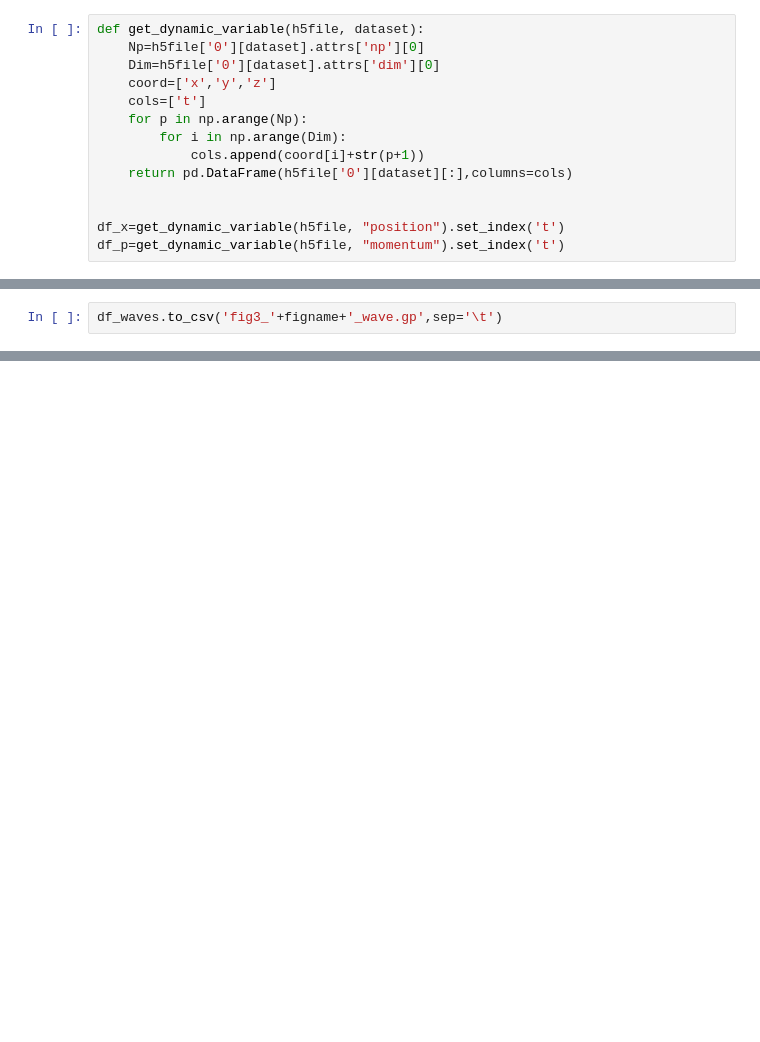
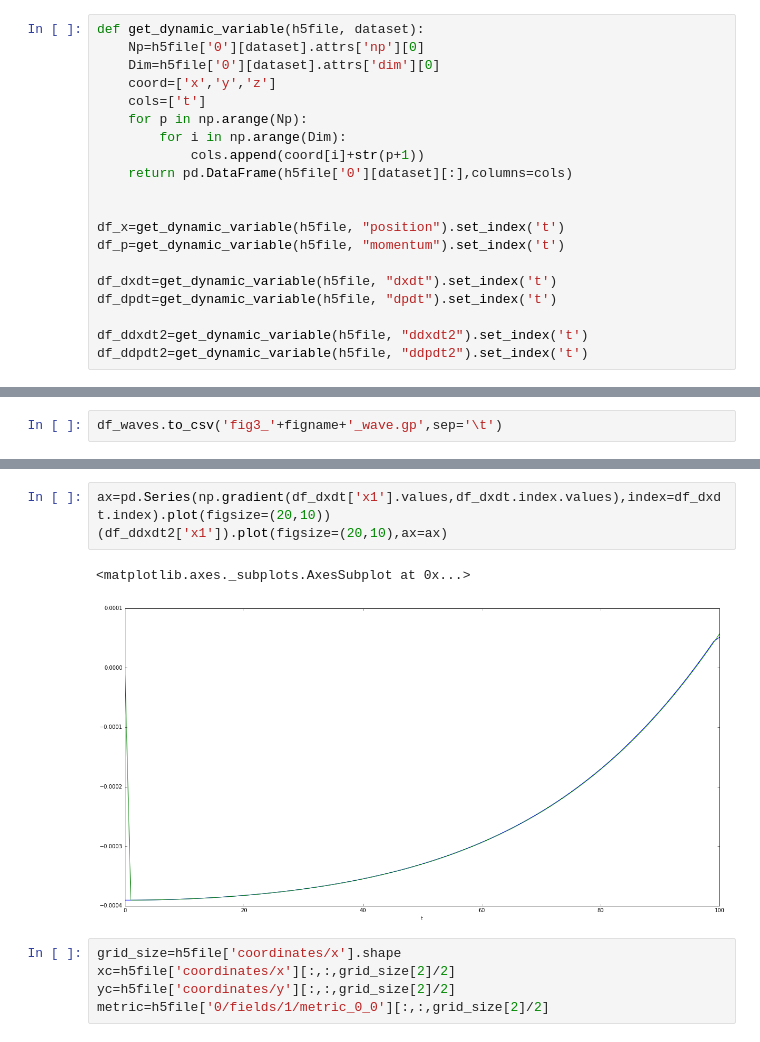
Before and after one commit to pablogalaviz/PostNewton3BP, a Jupyter notebook: utils/Analysis.ipynb, the cells around one changed output, grey strips where cells are left out. Saved outputs shown, nothing was run; the diff lists cells and outputs as text; blank space fills up the shorter version.

```diff
--- a/utils/Analysis.ipynb
+++ b/utils/Analysis.ipynb
@@ -36,6 +61,12 @@ def get_dynamic_variable(h5file, dataset):
 
 df_x=get_dynamic_variable(h5file, "position").set_index('t')
 df_p=get_dynamic_variable(h5file, "momentum").set_index('t')
+
+df_dxdt=get_dynamic_variable(h5file, "dxdt").set_index('t')
+df_dpdt=get_dynamic_variable(h5file, "dpdt").set_index('t')
+
+df_ddxdt2=get_dynamic_variable(h5file, "ddxdt2").set_index('t')
+df_ddpdt2=get_dynamic_variable(h5file, "ddpdt2").set_index('t')
 # %%
 ax=df_x.plot.scatter(x='x1',y='y1',s=1,c='g')
 ax=df_x.plot.scatter(x='x2',y='y2',s=1,c='b',ax=ax)
@@ -104,0 +114,11 @@ df_waves
+# %%
+ax=pd.Series(np.gradient(df_dxdt['x1'].values,df_dxdt.index.values),index=df_dxdt.index).plot(figsize=(20,10))
+(df_ddxdt2['x1']).plot(figsize=(20,10),ax=ax)
+# %% [output]
+<matplotlib.axes._subplots.AxesSubplot at 0x...>
+[figure, added]
+# %%
+grid_size=h5file['coordinates/x'].shape
+xc=h5file['coordinates/x'][:,:,grid_size[2]/2]
+yc=h5file['coordinates/y'][:,:,grid_size[2]/2]
+metric=h5file['0/fields/1/metric_0_0'][:,:,grid_size[2]/2]
```
Also changed, not shown: parts of 11 cells of this notebook, 10 other files.
